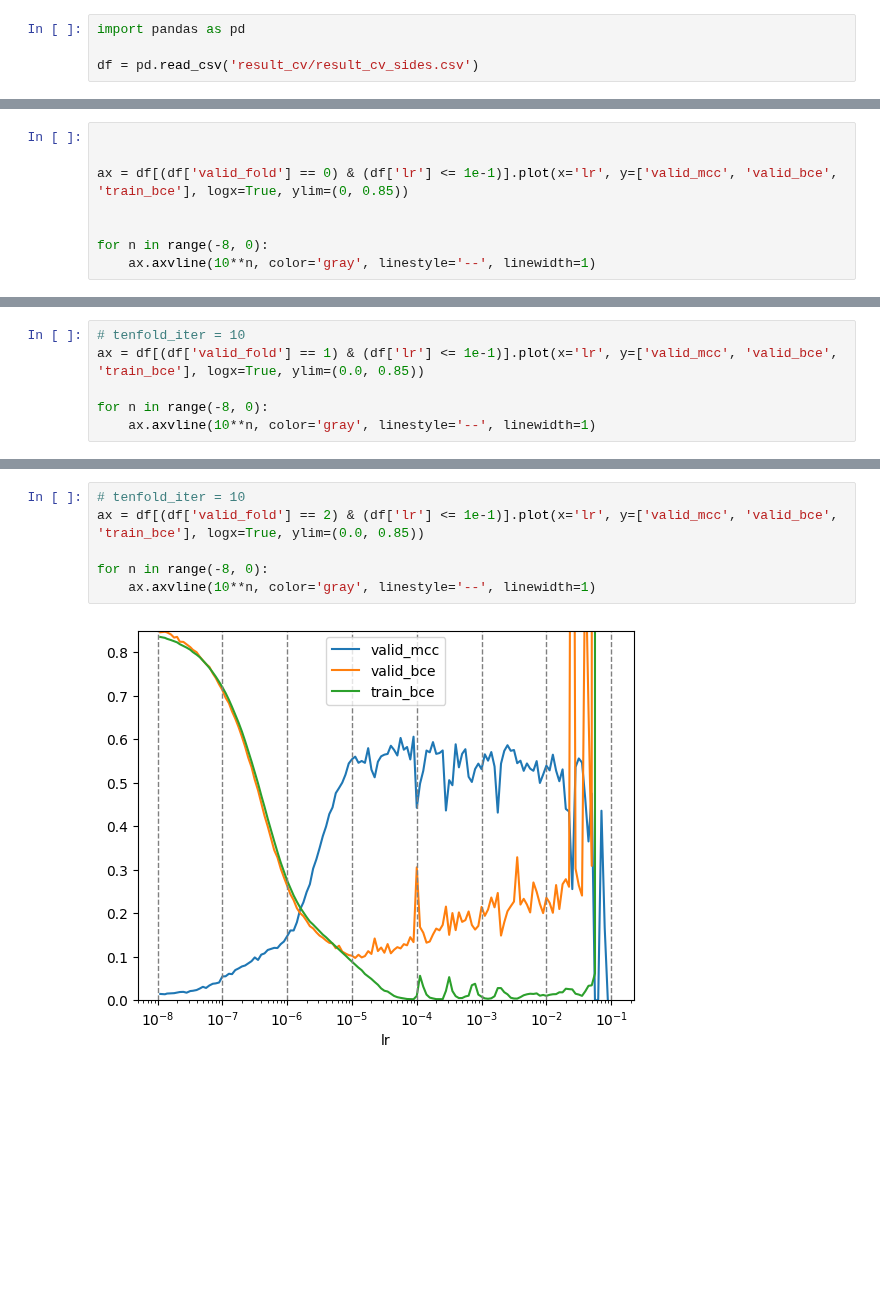
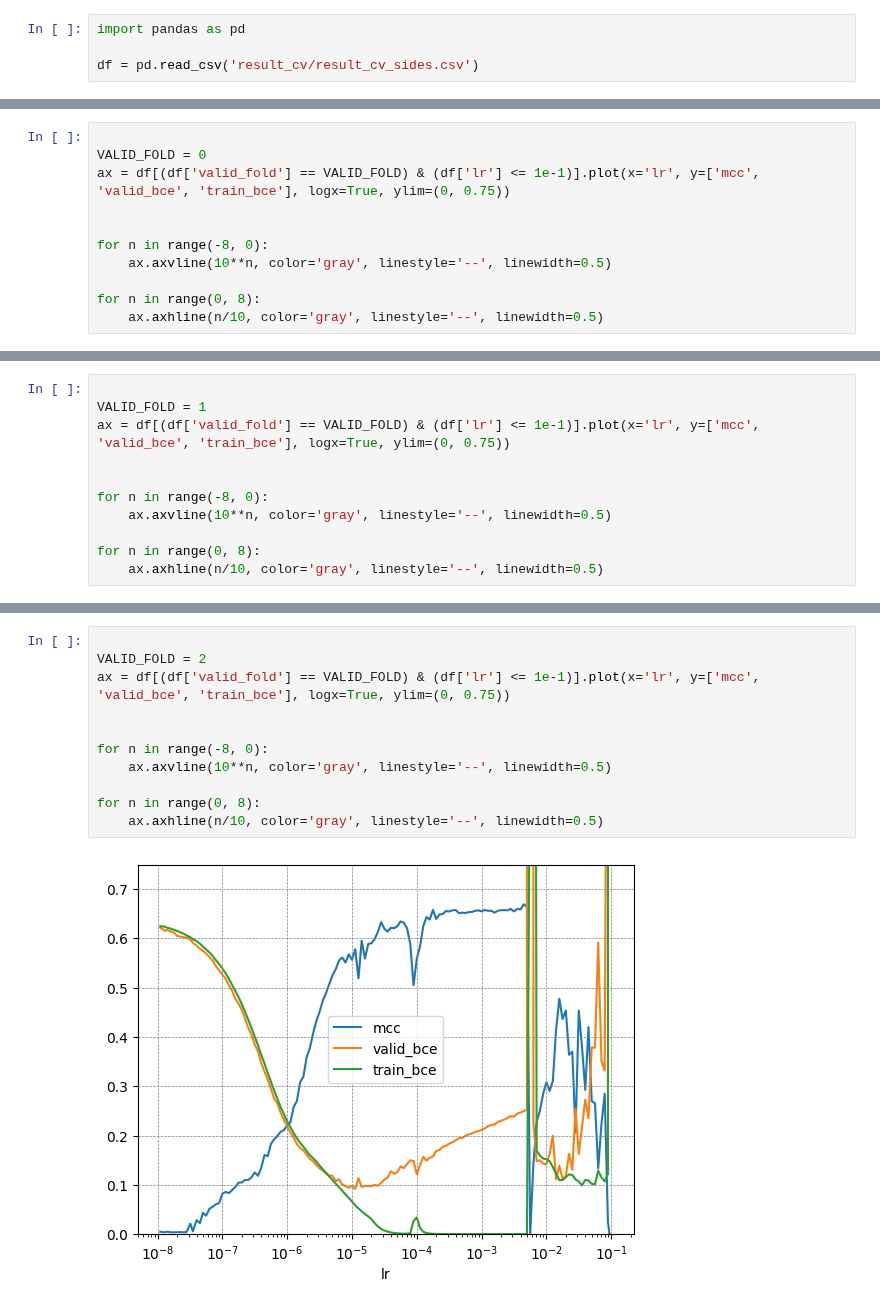
Before and after one commit to dlwocks31/atpbind, a Jupyter notebook: final_cv_sides.ipynb, the cells around one changed output, grey strips where cells are left out. Drawn from its saved outputs; the diff is of its cells as text; blank space fills up the shorter version.

```diff
--- a/final_cv_sides.ipynb
+++ b/final_cv_sides.ipynb
@@ -39,9 +39,12 @@ Name: 108, dtype: object
 # %%
 
-
-ax = df[(df['valid_fold'] == 0) & (df['lr'] <= 1e-1)].plot(x='lr', y=['valid_mcc', 'valid_bce', 'train_bce'], logx=True, ylim=(0, 0.85))
+VALID_FOLD = 0
+ax = df[(df['valid_fold'] == VALID_FOLD) & (df['lr'] <= 1e-1)].plot(x='lr', y=['mcc', 'valid_bce', 'train_bce'], logx=True, ylim=(0, 0.75))
 
 
 for n in range(-8, 0):
-    ax.axvline(10**n, color='gray', linestyle='--', linewidth=1)
+    ax.axvline(10**n, color='gray', linestyle='--', linewidth=0.5)
+
+for n in range(0, 8):
+    ax.axhline(n/10, color='gray', linestyle='--', linewidth=0.5)
 # %% [output]
@@ -49,7 +52,12 @@ for n in range(-8, 0):
 # %%
-# tenfold_iter = 10
-ax = df[(df['valid_fold'] == 1) & (df['lr'] <= 1e-1)].plot(x='lr', y=['valid_mcc', 'valid_bce', 'train_bce'], logx=True, ylim=(0.0, 0.85))
+
+VALID_FOLD = 1
+ax = df[(df['valid_fold'] == VALID_FOLD) & (df['lr'] <= 1e-1)].plot(x='lr', y=['mcc', 'valid_bce', 'train_bce'], logx=True, ylim=(0, 0.75))
+
 
 for n in range(-8, 0):
-    ax.axvline(10**n, color='gray', linestyle='--', linewidth=1)
+    ax.axvline(10**n, color='gray', linestyle='--', linewidth=0.5)
+
+for n in range(0, 8):
+    ax.axhline(n/10, color='gray', linestyle='--', linewidth=0.5)
 # %% [output]
@@ -57,10 +65,15 @@ for n in range(-8, 0):
 # %%
-# tenfold_iter = 10
-ax = df[(df['valid_fold'] == 2) & (df['lr'] <= 1e-1)].plot(x='lr', y=['valid_mcc', 'valid_bce', 'train_bce'], logx=True, ylim=(0.0, 0.85))
+
+VALID_FOLD = 2
+ax = df[(df['valid_fold'] == VALID_FOLD) & (df['lr'] <= 1e-1)].plot(x='lr', y=['mcc', 'valid_bce', 'train_bce'], logx=True, ylim=(0, 0.75))
+
 
 for n in range(-8, 0):
-    ax.axvline(10**n, color='gray', linestyle='--', linewidth=1)
+    ax.axvline(10**n, color='gray', linestyle='--', linewidth=0.5)
+
+for n in range(0, 8):
+    ax.axhline(n/10, color='gray', linestyle='--', linewidth=0.5)
 # %% [output]
-[figure, old version]
+[figure, new version]
 # %%
 import pandas as pd
```
Also changed, not shown: parts of 15 cells of this notebook, 4 other files.
